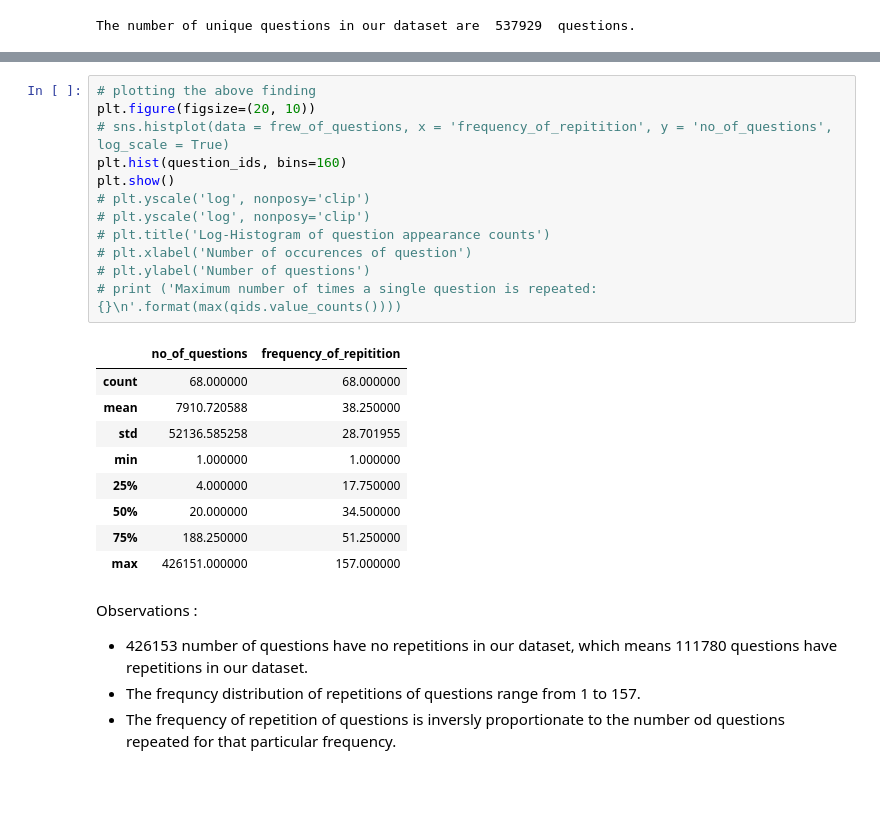
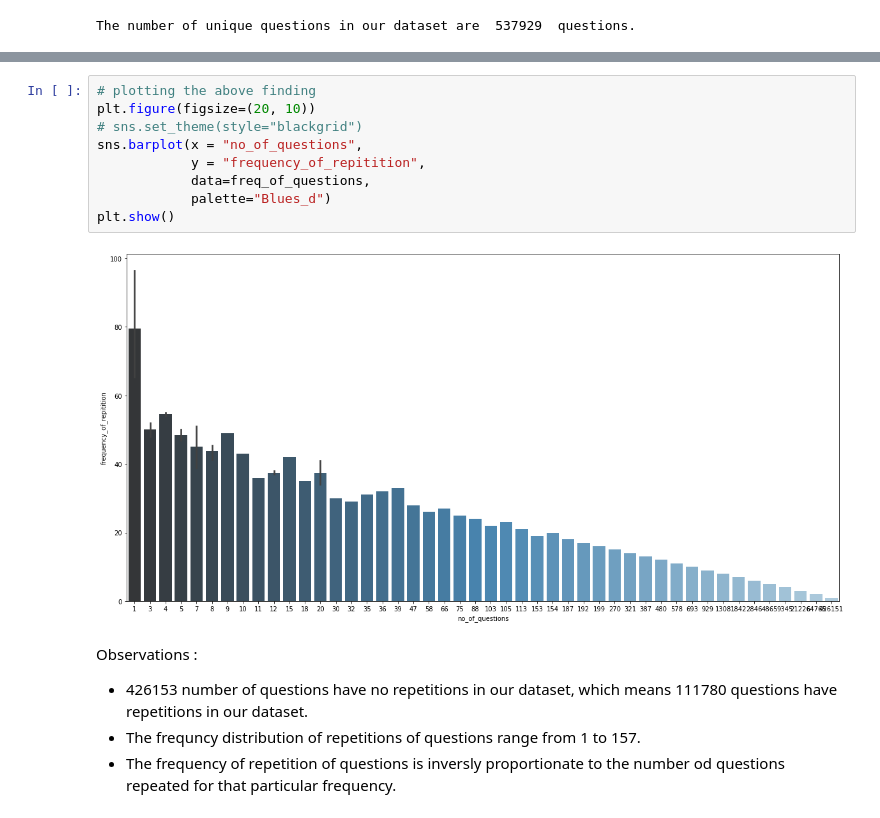
Before and after one commit to Titashmkhrj/Quora-question-pair-similarity-detection, a Jupyter notebook: modelling_questions.ipynb, the cells around one changed output, grey strips where cells are left out. Cells and saved outputs as stored; diff of their text form; blank space fills up the shorter version.

```diff
--- a/modelling_questions.ipynb
+++ b/modelling_questions.ipynb
@@ -223,25 +212,14 @@ freq_of_questions.describe()
-# %%
-# plotting the above finding
-plt.figure(figsize=(20, 10))
-# sns.histplot(data = frew_of_questions, x = 'frequency_of_repitition', y = 'no_of_questions', log_scale = True)
-plt.hist(question_ids, bins=160)
-plt.show()
-# plt.yscale('log', nonposy='clip')
-# plt.yscale('log', nonposy='clip')
-# plt.title('Log-Histogram of question appearance counts')
-# plt.xlabel('Number of occurences of question')
-# plt.ylabel('Number of questions')
-# print ('Maximum number of times a single question is repeated: {}\n'.format(max(qids.value_counts())))
-# %% [output]
-|  | no_of_questions | frequency_of_repitition |
-| count | 68.000000 | 68.000000 |
-| mean | 7910.720588 | 38.250000 |
-| std | 52136.585258 | 28.701955 |
-| min | 1.000000 | 1.000000 |
-| 25% | 4.000000 | 17.750000 |
-| 50% | 20.000000 | 34.500000 |
-| 75% | 188.250000 | 51.250000 |
-| max | 426151.000000 | 157.000000 |
+# %%
+# plotting the above finding
+plt.figure(figsize=(20, 10))
+# sns.set_theme(style="blackgrid")
+sns.barplot(x = "no_of_questions",
+            y = "frequency_of_repitition",
+            data=freq_of_questions,
+            palette="Blues_d")
+plt.show()
+# %% [output]
+[figure, added]
 # %% [markdown]
 Observations :
 * 426153 number of questions have no repetitions in our dataset, which means 111780 questions have repetitions in our dataset.
```
Also changed, not shown: parts of 6 cells of this notebook.
